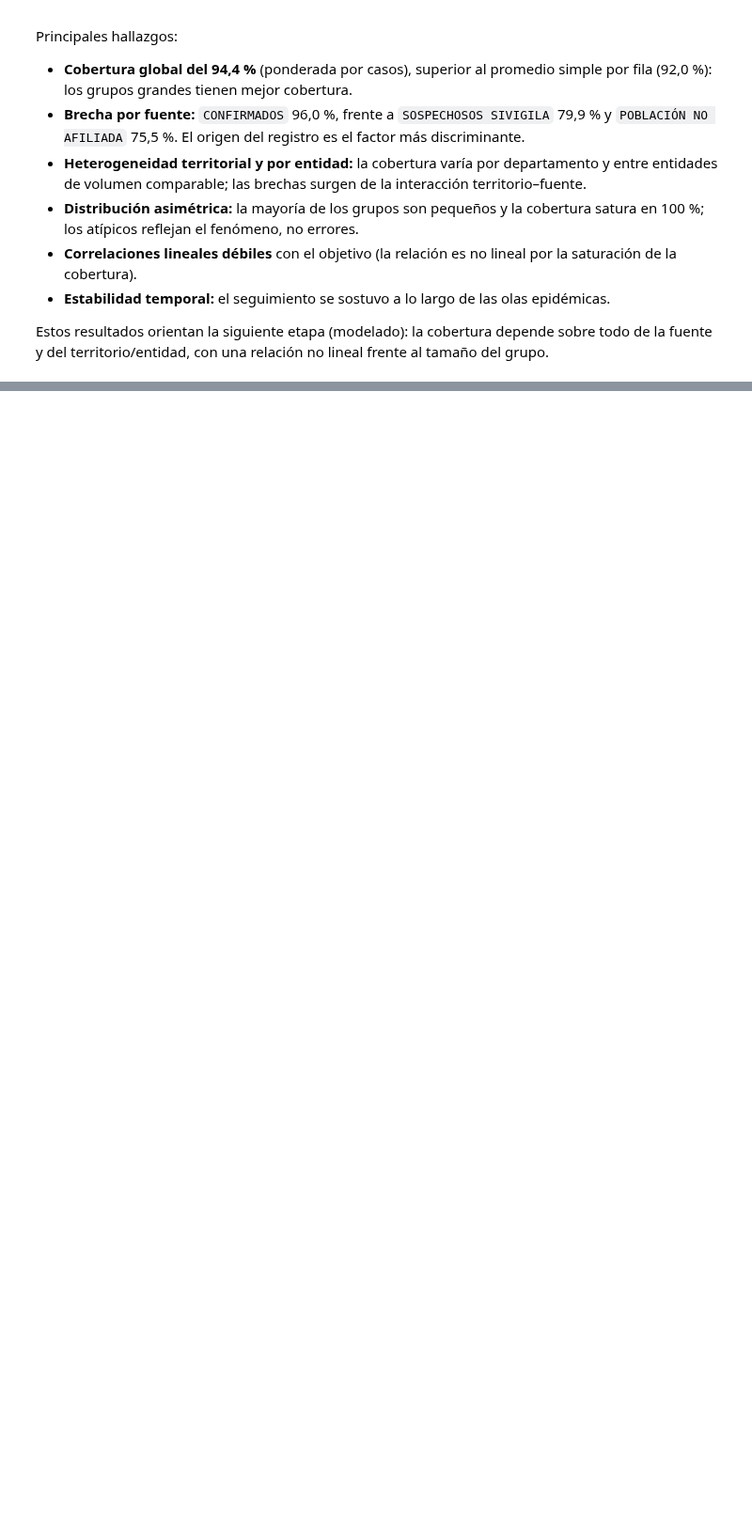
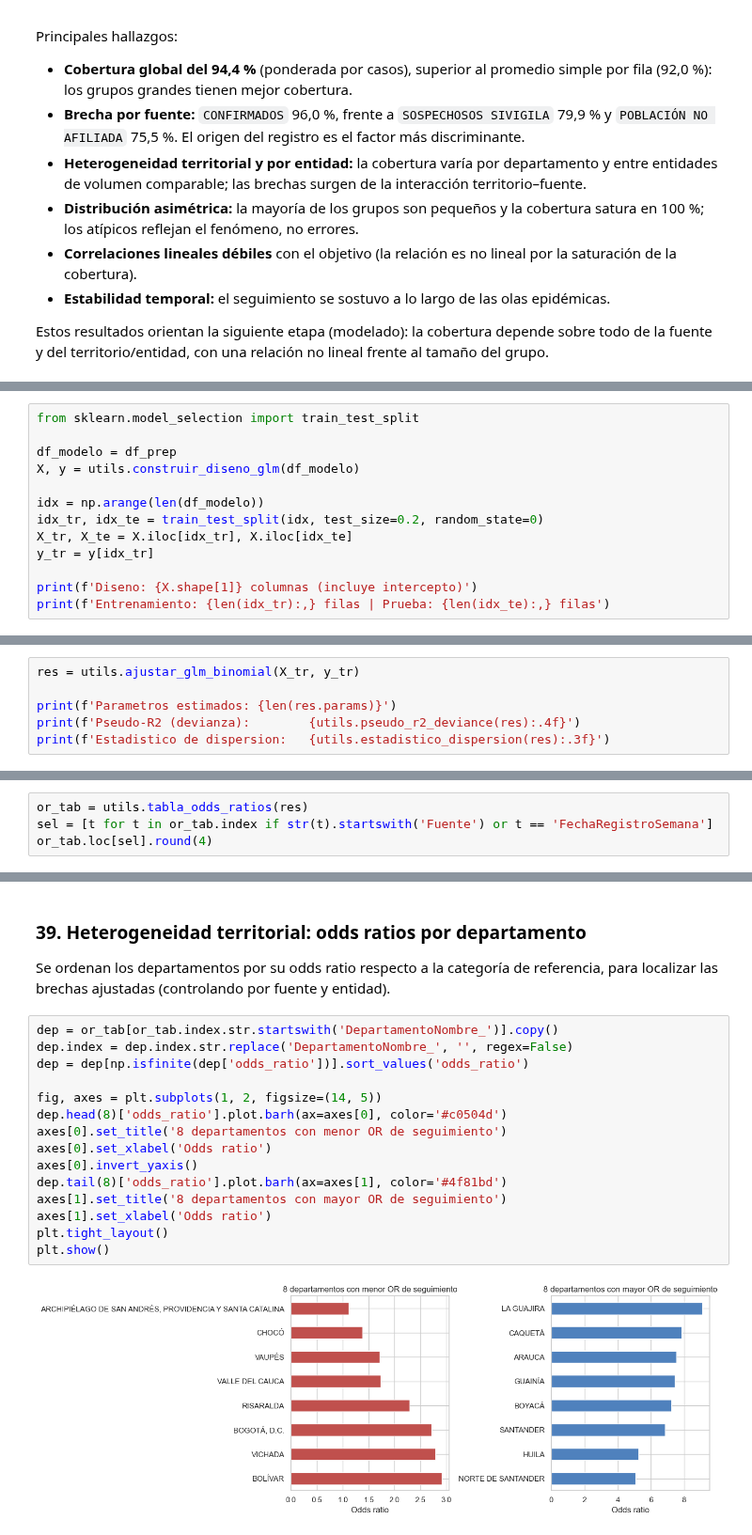
Before and after one commit to JabesMonroy/Proyecto_Esp-Fund-Datos_PRASS_Seg.COVID19, a Jupyter notebook: Proyecto_PRASS_Seguimiento_COVID19.ipynb, the cells around one changed output, grey strips where cells are left out. Shown at 94% size. Saved outputs shown, nothing was run; the diff lists cells and outputs as text; blank space fills up the shorter version.

```diff
--- a/Proyecto_PRASS_Seguimiento_COVID19.ipynb
+++ b/Proyecto_PRASS_Seguimiento_COVID19.ipynb
@@ -782,0 +826,13 @@ Estos resultados orientan la siguiente etapa (modelado): la cobertura depende so
+# %%
+from sklearn.model_selection import train_test_split
+
+df_modelo = df_prep
+X, y = utils.construir_diseno_glm(df_modelo)
+
+idx = np.arange(len(df_modelo))
+idx_tr, idx_te = train_test_split(idx, test_size=0.2, random_state=0)
+X_tr, X_te = X.iloc[idx_tr], X.iloc[idx_te]
+y_tr = y[idx_tr]
+
+print(f'Diseno: {X.shape[1]} columnas (incluye intercepto)')
+print(f'Entrenamiento: {len(idx_tr):,} filas | Prueba: {len(idx_te):,} filas')
@@ -782,0 +846,6 @@ Estos resultados orientan la siguiente etapa (modelado): la cobertura depende so
+# %%
+res = utils.ajustar_glm_binomial(X_tr, y_tr)
+
+print(f'Parametros estimados: {len(res.params)}')
+print(f'Pseudo-R2 (devianza):        {utils.pseudo_r2_deviance(res):.4f}')
+print(f'Estadistico de dispersion:   {utils.estadistico_dispersion(res):.3f}')
@@ -782,0 +862,4 @@ Estos resultados orientan la siguiente etapa (modelado): la cobertura depende so
+# %%
+or_tab = utils.tabla_odds_ratios(res)
+sel = [t for t in or_tab.index if str(t).startswith('Fuente') or t == 'FechaRegistroSemana']
+or_tab.loc[sel].round(4)
@@ -782,0 +875,21 @@ Estos resultados orientan la siguiente etapa (modelado): la cobertura depende so
+# %% [markdown]
+### 39. Heterogeneidad territorial: odds ratios por departamento
+
+Se ordenan los departamentos por su odds ratio respecto a la categoría de referencia, para localizar las brechas ajustadas (controlando por fuente y entidad).
+# %%
+dep = or_tab[or_tab.index.str.startswith('DepartamentoNombre_')].copy()
+dep.index = dep.index.str.replace('DepartamentoNombre_', '', regex=False)
+dep = dep[np.isfinite(dep['odds_ratio'])].sort_values('odds_ratio')
+
+fig, axes = plt.subplots(1, 2, figsize=(14, 5))
+dep.head(8)['odds_ratio'].plot.barh(ax=axes[0], color='#c0504d')
+axes[0].set_title('8 departamentos con menor OR de seguimiento')
+axes[0].set_xlabel('Odds ratio')
+axes[0].invert_yaxis()
+dep.tail(8)['odds_ratio'].plot.barh(ax=axes[1], color='#4f81bd')
+axes[1].set_title('8 departamentos con mayor OR de seguimiento')
+axes[1].set_xlabel('Odds ratio')
+plt.tight_layout()
+plt.show()
+# %% [output]
+[figure, added]
```
Also changed, not shown: parts of 25 cells of this notebook, 4 other files.
